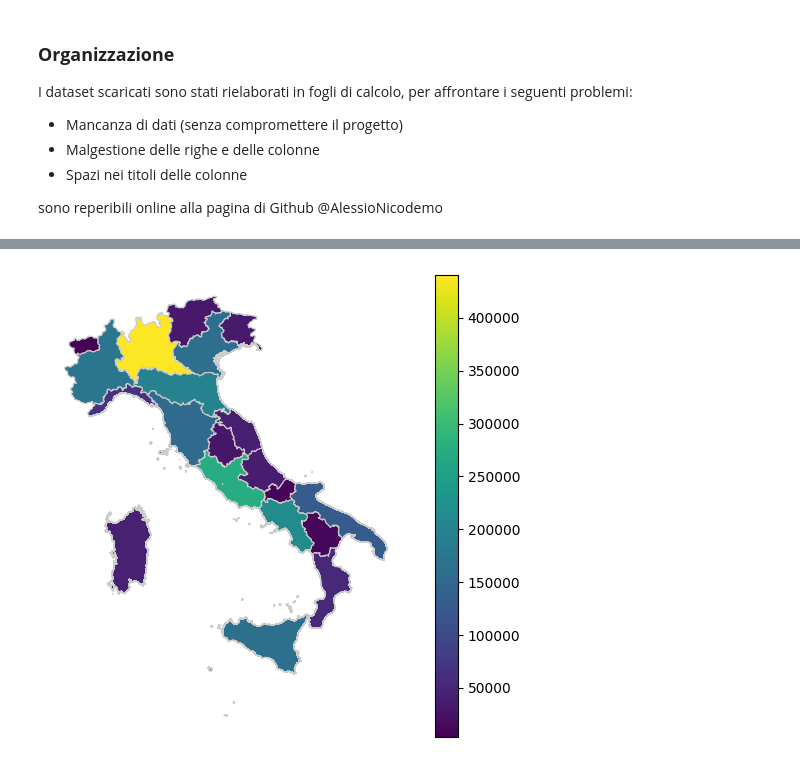
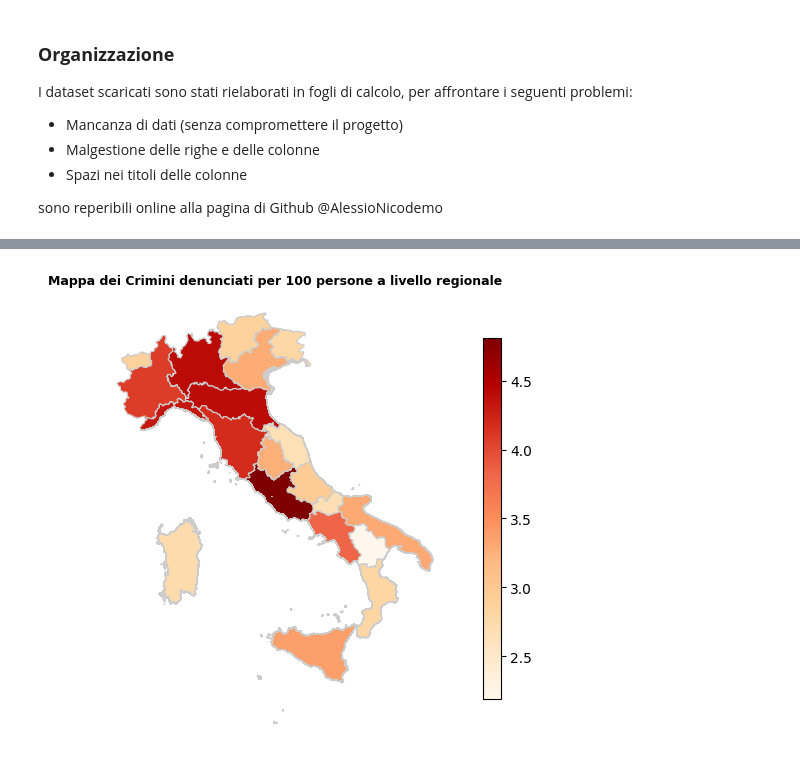
Before and after one commit to AlessioNicodemo/DelittiDenunciatiInItalia, a Jupyter notebook: CriminiInItalia.ipynb, the cells around one changed output, grey strips where cells are left out. Drawn from its saved outputs; the diff is of its cells as text; code cells hidden in the pictures.

```diff
--- a/CriminiInItalia.ipynb
+++ b/CriminiInItalia.ipynb
@@ -218,50 +218,81 @@ plt.show()
 # %%
-# importo le librerie
+# Importo le librerie
 import numpy as np
 import pandas as pd
 import matplotlib.pyplot as plt
 import geopandas as gpd
 
-# legge il file Excel, contenente i dati dei delitti denunciati per regione, saltando le colonne e righe che non servono
-delitti = pd.read_excel('Dataset/DelittiDenunciati_2022.xlsx', 'DenunceRegionali', skiprows = 21, usecols = "A, AN")
+# Legge i dati sui delitti denunciati per regione
+delitti = pd.read_excel('Dataset/DelittiDenunciati_2022.xlsx', 'DenunceRegionali', skiprows=21, usecols="A, AN")
 
-# carica il file shapefile delle regioni italiane
+# Legge i dati sulla popolazione per regione
+popolazione = pd.read_excel('Dataset/PopolazioneItalia_2022.xlsx', 'PopolazioneRegionale', usecols=["Territorio  ", "Totale Popolazione"])
+
+# Rinomina le colonne per uniformità
+popolazione.rename(columns={'Territorio  ': 'Regione'}, inplace=True)
+
+# Converte i nomi dei territori in maiuscolo per una corretta corrispondenza
+delitti['Regione'] = delitti['Regione'].str.upper()
+popolazione['Regione'] = popolazione['Regione'].str.upper()
+
+# Rimuove gli spazi prima e dopo i nomi delle regioni nel DataFrame della popolazione
+popolazione['Regione'] = popolazione['Regione'].str.strip()
+
+# Esegui nuovamente il merge
+df_merged = pd.merge(delitti, popolazione, on='Regione')
+
+# Unisce i dataset dei delitti e della popolazione sulla colonna 'Regione'
+df_merged = pd.merge(delitti, popolazione, on = 'Regione')
+
+# Calcola i delitti per ogni 100 persone
+df_merged['Delitti per 100 persone'] = (df_merged['Totale'] / df_merged['Totale Popolazione']) * 100
+
+# Carica il file shapefile delle regioni italiane
 shapefile_regioni = gpd.read_file('Italy_shapefile/gadm41_ITA_1.shp')
 
-# corregge i nomi delle regioni nel shapefile per farli corrispondere ai nomi nel DataFrame
+# Corregge i nomi delle regioni nel shapefile per farli corrispondere ai nomi nel DataFrame
 shapefile_regioni['NAME_1'] = shapefile_regioni['NAME_1'].replace({
     'Apulia': 'Puglia',
     'Sicily': 'Sicilia'
 })
 
-# rinomina la colonna 'NAME_1' in 'Regione' per allineare i nomi delle regioni tra shapefile e dataset dei delitti
-shapefile_regioni.rename(columns={'NAME_1': 'Regione'}, inplace = True)
+# Rinominare la colonna 'NAME_1' in 'Territorio' per allineare i nomi delle regioni
+shapefile_regioni.rename(columns={'NAME_1': 'Regione'}, inplace=True)
 
-# trasforma i nomi delle regioni del shapefile in maiuscolo per una corretta corrispondenza
-shapefile_regioni['Regione'] = shapefile_regioni['Regione'].apply(lambda x: x.upper())
+# Trasforma i nomi delle regioni del shapefile in maiuscolo per una corretta corrispondenza
+shapefile_regioni['Regione'] = shapefile_regioni['Regione'].str.upper()
 
-# modifica i nomi delle regioni nel dataset dei delitti (rimuovendo eventuali spazi o caratteri extra)
-delitti['Regione'] = delitti['Regione'].apply(lambda x: x.upper())  # Rimuove i caratteri finali extra
+# Unisce il GeoDataFrame con il DataFrame dei delitti e della popolazione
+dfshape = shapefile_regioni.merge(df_merged, on='Regione')
 
-# unisce il GeoDataFrame con il DataFrame basandosi sulla colonna 'Regione'
-dfshape = shapefile_regioni.merge(delitti, left_on = 'Regione', right_on = 'Regione')
+# Imposta la figura e l'asse per visualizzare la mappa
+fig, ax = plt.subplots(1, 1, figsize=(7, 5))
 
-# imposta la figura e l'asse per visualizzare la mappa
-fig, ax = plt.subplots(1, 1, figsize = (8, 6))
+# Crea la mappa colorata per "Delitti per 100 persone"
+dfshape.plot(column='Delitti per 100 persone',  # colonna che rappresenta i delitti per 100 persone
+             cmap='OrRd',  # Colormap per una visualizzazione graduale
+             linewidth=0.8,  # Spessore del contorno delle regioni
+             ax=ax,  # Asse su cui disegnare la mappa
+             edgecolor='0.8',  # Colore dei bordi delle regioni
+             legend=False)  # Aggiunge la legenda
 
-# crea la mappa
-dfshape.plot(column = 'Totale',  # colonna che rappresenta i delitti totali per regione
-             linewidth = 0.8,  # spessore del contorno delle regioni
-             ax = ax,  # asse su cui disegnare la mappa
-             edgecolor = '0.8',  # colore dei bordi delle regioni
-             legend = True)  # aggiuge legenda
+# Crea una barra dei colori (colorbar) ridotta
+sm = plt.cm.ScalarMappable(cmap='OrRd',
+                           norm=plt.Normalize(vmin=dfshape['Delitti per 100 persone'].min(),
+                                              vmax=dfshape['Delitti per 100 persone'].max()))
+sm._A = []  # Necessario per ScalarMappable
+cbar = fig.colorbar(sm, ax=ax, shrink=0.8)  # Riduce la colorbar senza influire sulla dimensione della mappa
 
-# rimuove la griglia dall'asse
+# Rimuove la griglia dall'asse
 ax.grid(False)
 ax.set_axis_off()
 
-# mostra la mappa
+# Titolo
+plt.title('Mappa dei Crimini denunciati per 100 persone a livello regionale', fontsize=9, fontweight = 'bold')
+
+# Mostra la mappa
+plt.tight_layout()
 plt.show()
 # %% [output]
-[figure, old version]
+[figure, new version]
 # %% [markdown]
```
Also changed, not shown: parts of 32 cells of this notebook, 1 other file.
